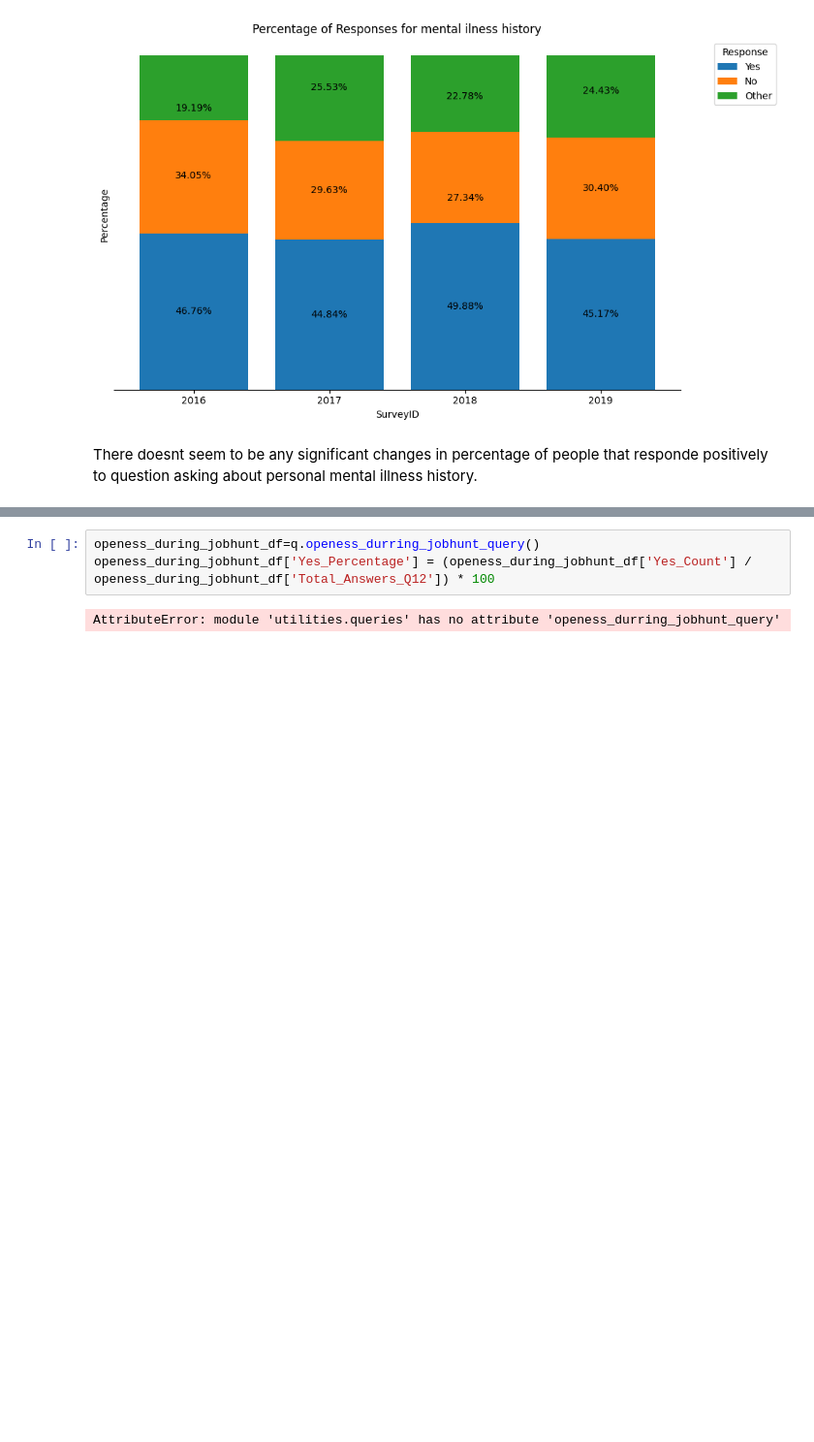
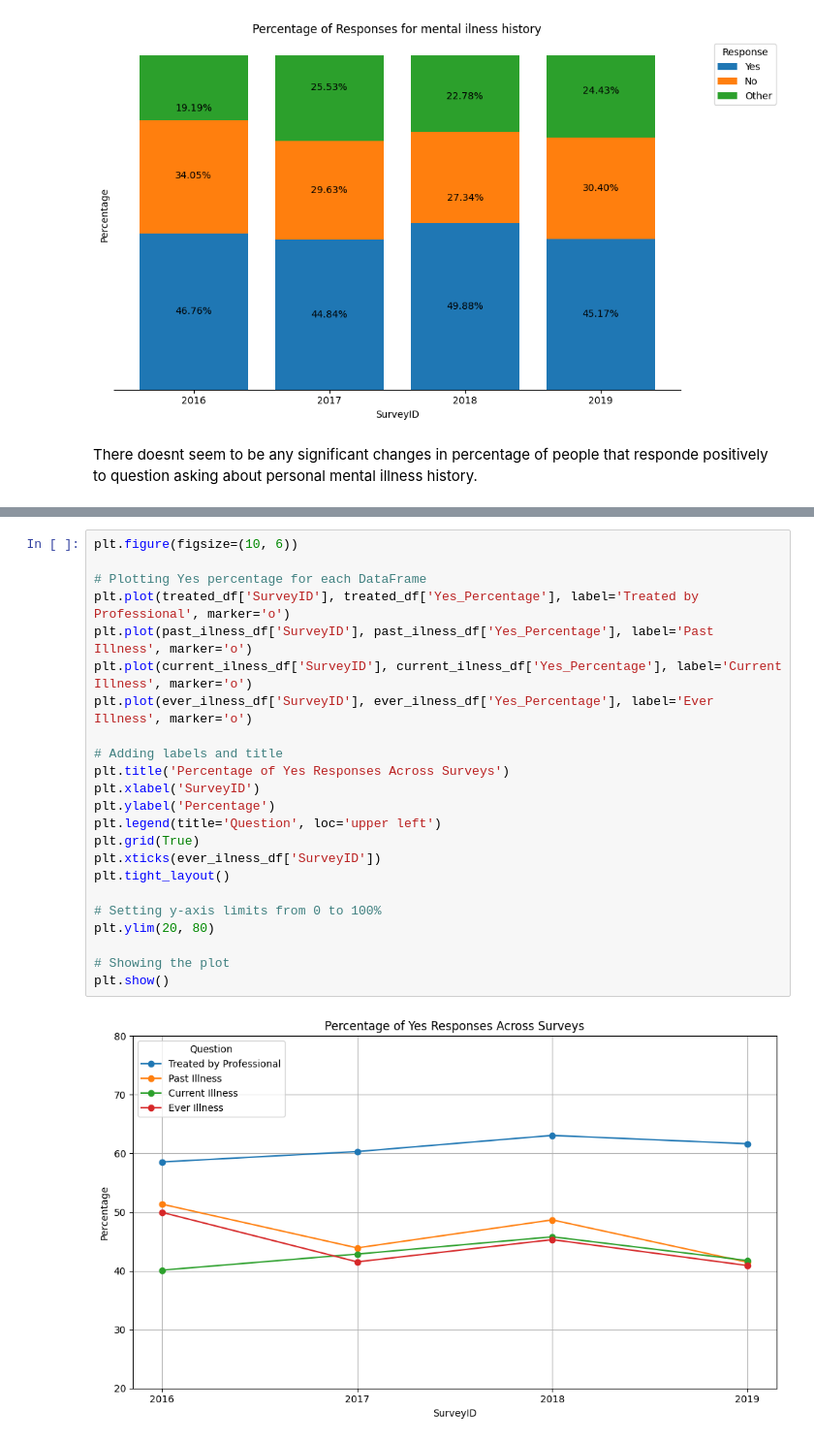
Before and after one commit to minde121/Mental-Health-EDA, a Jupyter notebook: mental_health_EDA.ipynb, the cells around one changed output, grey strips where cells are left out. Shown: that part at 97% size. Cells and saved outputs as stored; diff of their text form; blank space fills up the shorter version.

Commit message:
added abstractions for queries

```diff
--- a/mental_health_EDA.ipynb
+++ b/mental_health_EDA.ipynb
@@ -378,5 +349,25 @@ plt.show()
-# %%
-openess_during_jobhunt_df=q.openess_durring_jobhunt_query()
-openess_during_jobhunt_df['Yes_Percentage'] = (openess_during_jobhunt_df['Yes_Count'] / openess_during_jobhunt_df['Total_Answers_Q12']) * 100
-# %% [output]
-AttributeError: module 'utilities.queries' has no attribute 'openess_durring_jobhunt_query'
+# %%
+plt.figure(figsize=(10, 6))
+
+# Plotting Yes percentage for each DataFrame
+plt.plot(treated_df['SurveyID'], treated_df['Yes_Percentage'], label='Treated by Professional', marker='o')
+plt.plot(past_ilness_df['SurveyID'], past_ilness_df['Yes_Percentage'], label='Past Illness', marker='o')
+plt.plot(current_ilness_df['SurveyID'], current_ilness_df['Yes_Percentage'], label='Current Illness', marker='o')
+plt.plot(ever_ilness_df['SurveyID'], ever_ilness_df['Yes_Percentage'], label='Ever Illness', marker='o')
+
+# Adding labels and title
+plt.title('Percentage of Yes Responses Across Surveys')
+plt.xlabel('SurveyID')
+plt.ylabel('Percentage')
+plt.legend(title='Question', loc='upper left')
+plt.grid(True)
+plt.xticks(ever_ilness_df['SurveyID'])
+plt.tight_layout()
+
+# Setting y-axis limits from 0 to 100%
+plt.ylim(20, 80)
+
+# Showing the plot
+plt.show()
+# %% [output]
+[figure, added]
```
Also changed, not shown: parts of 4 cells of this notebook, 3 other files.
